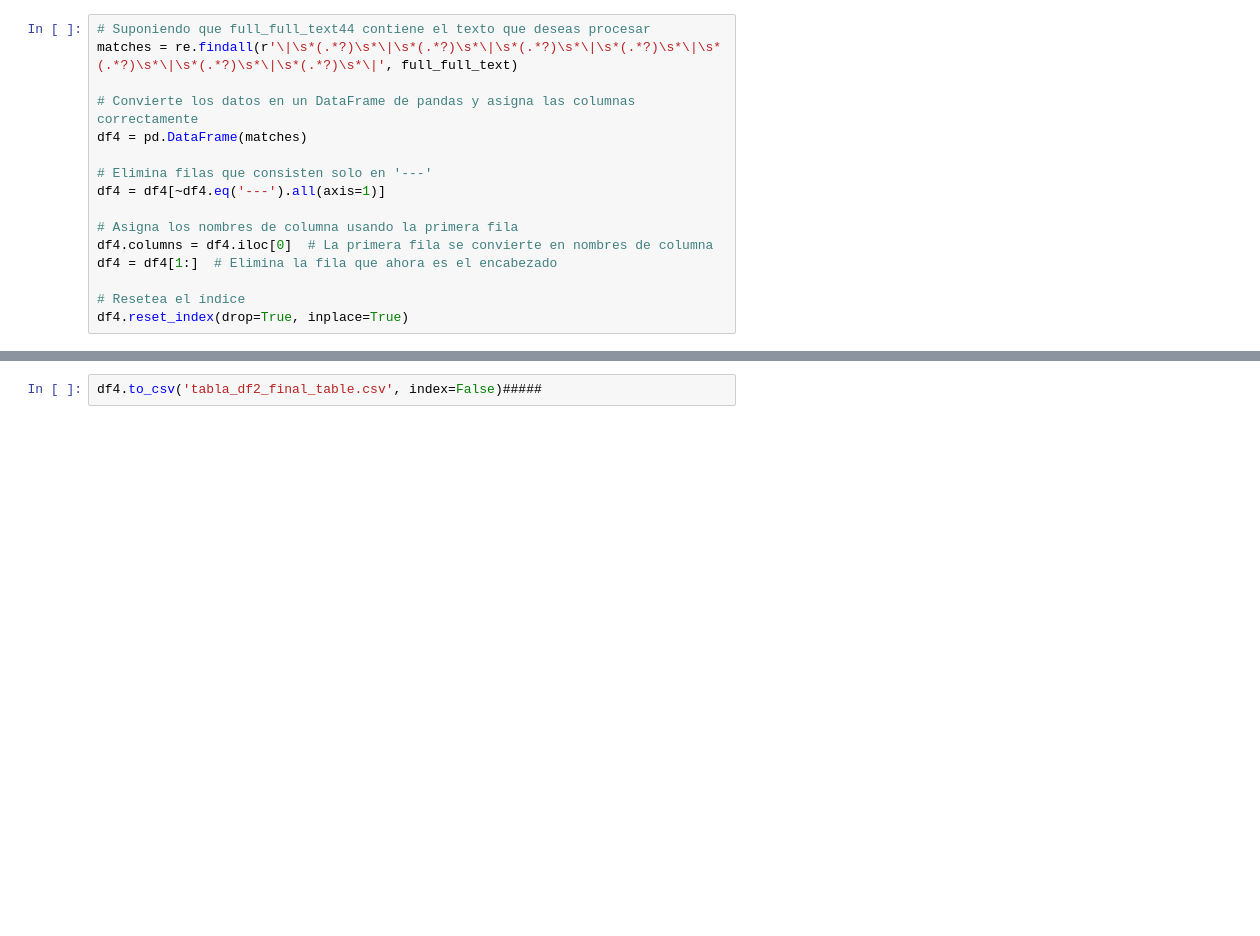
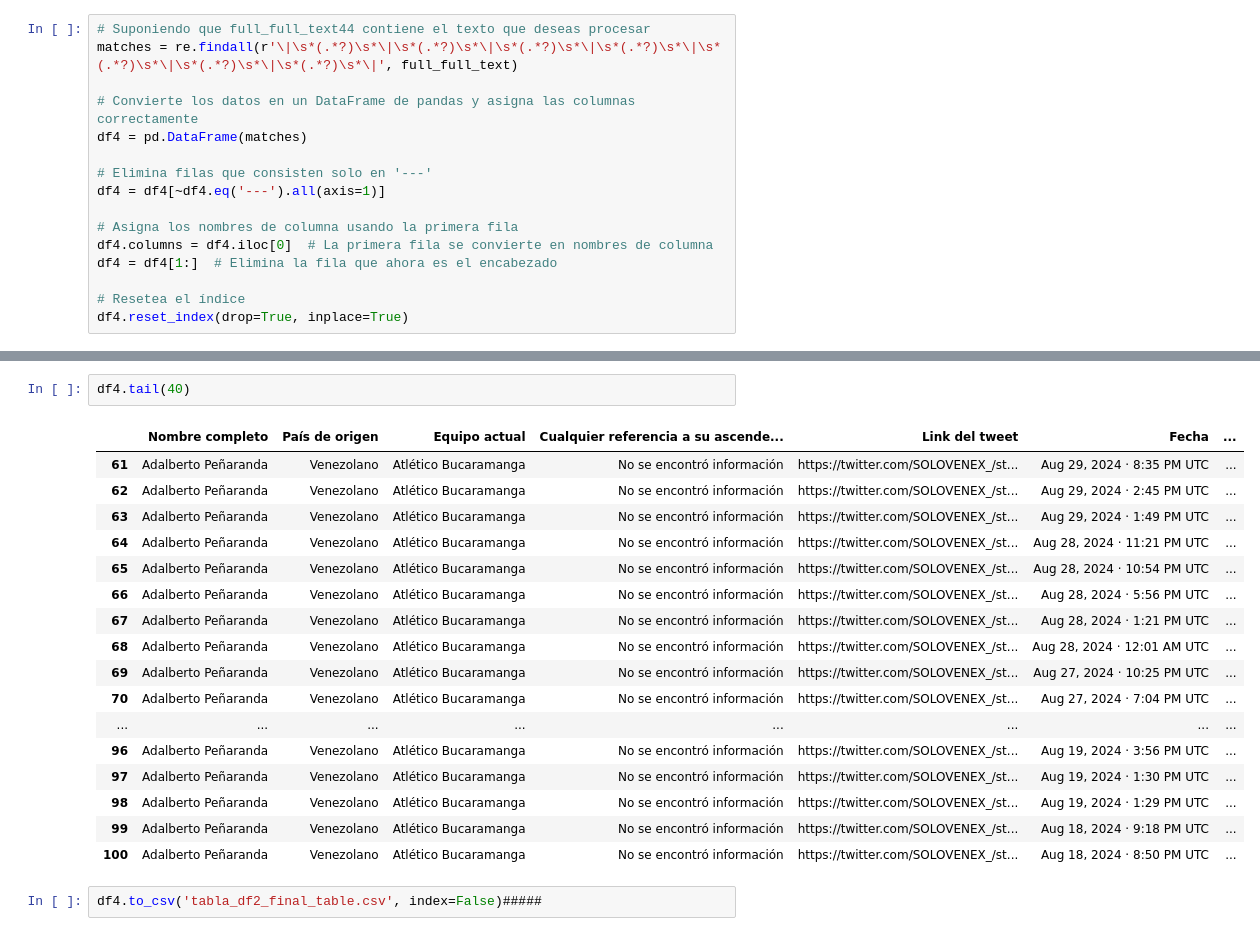
Before and after one commit to Constanzafl/gemini-pro-web-scraper, a Jupyter notebook: venex/analisiscongemini.ipynb, the cells around one changed output, grey strips where cells are left out. Drawn from its saved outputs; the diff is of its cells as text; blank space fills up the shorter version.

```diff
--- a/venex/analisiscongemini.ipynb
+++ b/venex/analisiscongemini.ipynb
@@ -339,3 +341,23 @@ memory usage: 19.1+ KB
+# %%
+df4.tail(40)
+# %% [output]
+|  | Nombre completo | País de origen | Equipo actual | Cualquier referencia a su ascende... | Link del tweet | Fecha | ... |
+| 61 | Adalberto Peñaranda | Venezolano | Atlético Bucaramanga | No se encontró información | https://twitter.com/SOLOVENEX_/st... | Aug 29, 2024 · 8:35 PM UTC | ... |
+| 62 | Adalberto Peñaranda | Venezolano | Atlético Bucaramanga | No se encontró información | https://twitter.com/SOLOVENEX_/st... | Aug 29, 2024 · 2:45 PM UTC | ... |
+| 63 | Adalberto Peñaranda | Venezolano | Atlético Bucaramanga | No se encontró información | https://twitter.com/SOLOVENEX_/st... | Aug 29, 2024 · 1:49 PM UTC | ... |
+| 64 | Adalberto Peñaranda | Venezolano | Atlético Bucaramanga | No se encontró información | https://twitter.com/SOLOVENEX_/st... | Aug 28, 2024 · 11:21 PM UTC | ... |
+| 65 | Adalberto Peñaranda | Venezolano | Atlético Bucaramanga | No se encontró información | https://twitter.com/SOLOVENEX_/st... | Aug 28, 2024 · 10:54 PM UTC | ... |
+| 66 | Adalberto Peñaranda | Venezolano | Atlético Bucaramanga | No se encontró información | https://twitter.com/SOLOVENEX_/st... | Aug 28, 2024 · 5:56 PM UTC | ... |
+| 67 | Adalberto Peñaranda | Venezolano | Atlético Bucaramanga | No se encontró información | https://twitter.com/SOLOVENEX_/st... | Aug 28, 2024 · 1:21 PM UTC | ... |
+| 68 | Adalberto Peñaranda | Venezolano | Atlético Bucaramanga | No se encontró información | https://twitter.com/SOLOVENEX_/st... | Aug 28, 2024 · 12:01 AM UTC | ... |
+| 69 | Adalberto Peñaranda | Venezolano | Atlético Bucaramanga | No se encontró información | https://twitter.com/SOLOVENEX_/st... | Aug 27, 2024 · 10:25 PM UTC | ... |
+| 70 | Adalberto Peñaranda | Venezolano | Atlético Bucaramanga | No se encontró información | https://twitter.com/SOLOVENEX_/st... | Aug 27, 2024 · 7:04 PM UTC | ... |
+| ... | ... | ... | ... | ... | ... | ... | ... |
+| 96 | Adalberto Peñaranda | Venezolano | Atlético Bucaramanga | No se encontró información | https://twitter.com/SOLOVENEX_/st... | Aug 19, 2024 · 3:56 PM UTC | ... |
+| 97 | Adalberto Peñaranda | Venezolano | Atlético Bucaramanga | No se encontró información | https://twitter.com/SOLOVENEX_/st... | Aug 19, 2024 · 1:30 PM UTC | ... |
+| 98 | Adalberto Peñaranda | Venezolano | Atlético Bucaramanga | No se encontró información | https://twitter.com/SOLOVENEX_/st... | Aug 19, 2024 · 1:29 PM UTC | ... |
+| 99 | Adalberto Peñaranda | Venezolano | Atlético Bucaramanga | No se encontró información | https://twitter.com/SOLOVENEX_/st... | Aug 18, 2024 · 9:18 PM UTC | ... |
+| 100 | Adalberto Peñaranda | Venezolano | Atlético Bucaramanga | No se encontró información | https://twitter.com/SOLOVENEX_/st... | Aug 18, 2024 · 8:50 PM UTC | ... |
 # %%
 df4.to_csv('tabla_df2_final_table.csv', index=False)#####
 # %% [markdown]
```
Also changed, not shown: parts of 16 cells of this notebook, 2 other files.
